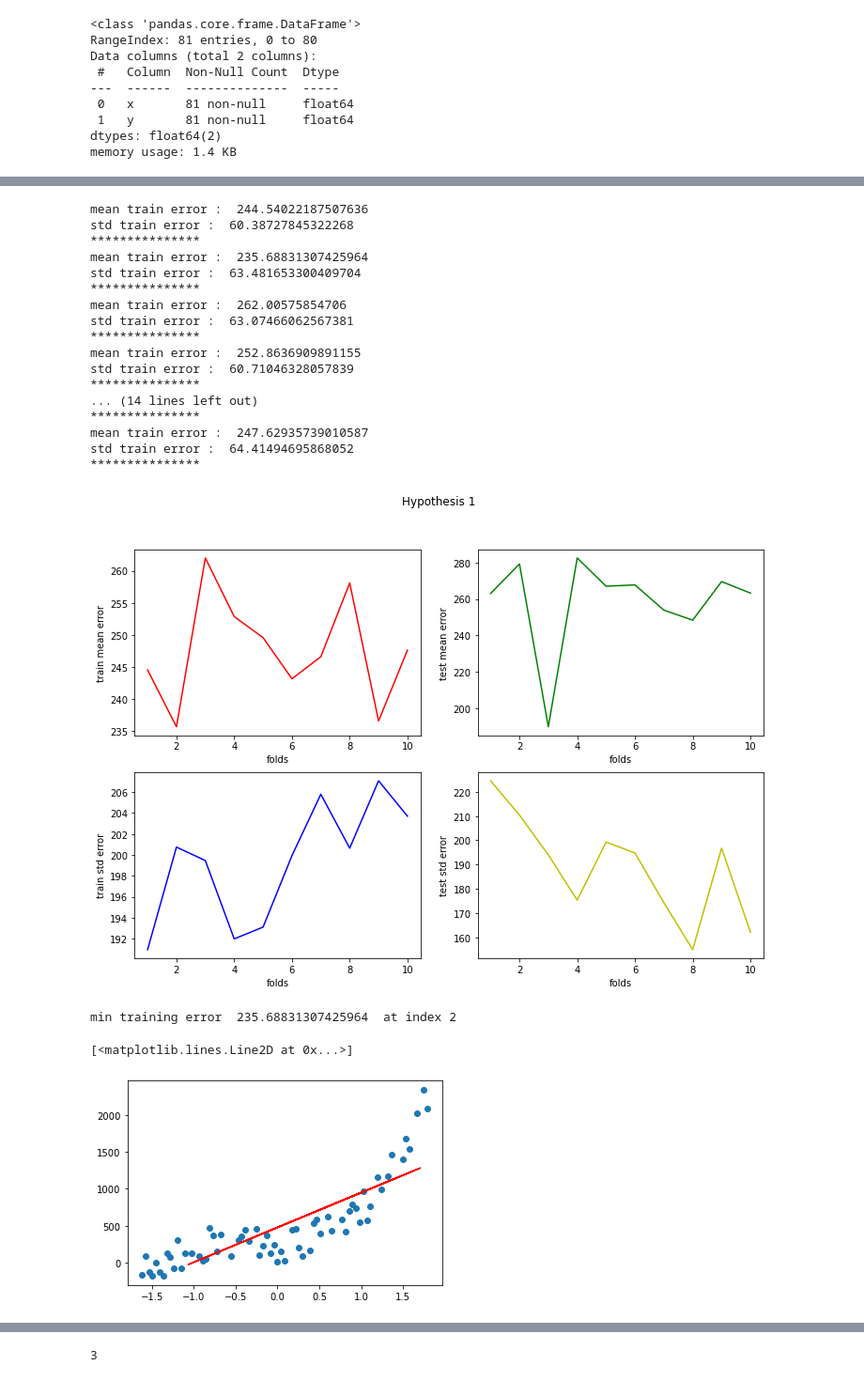
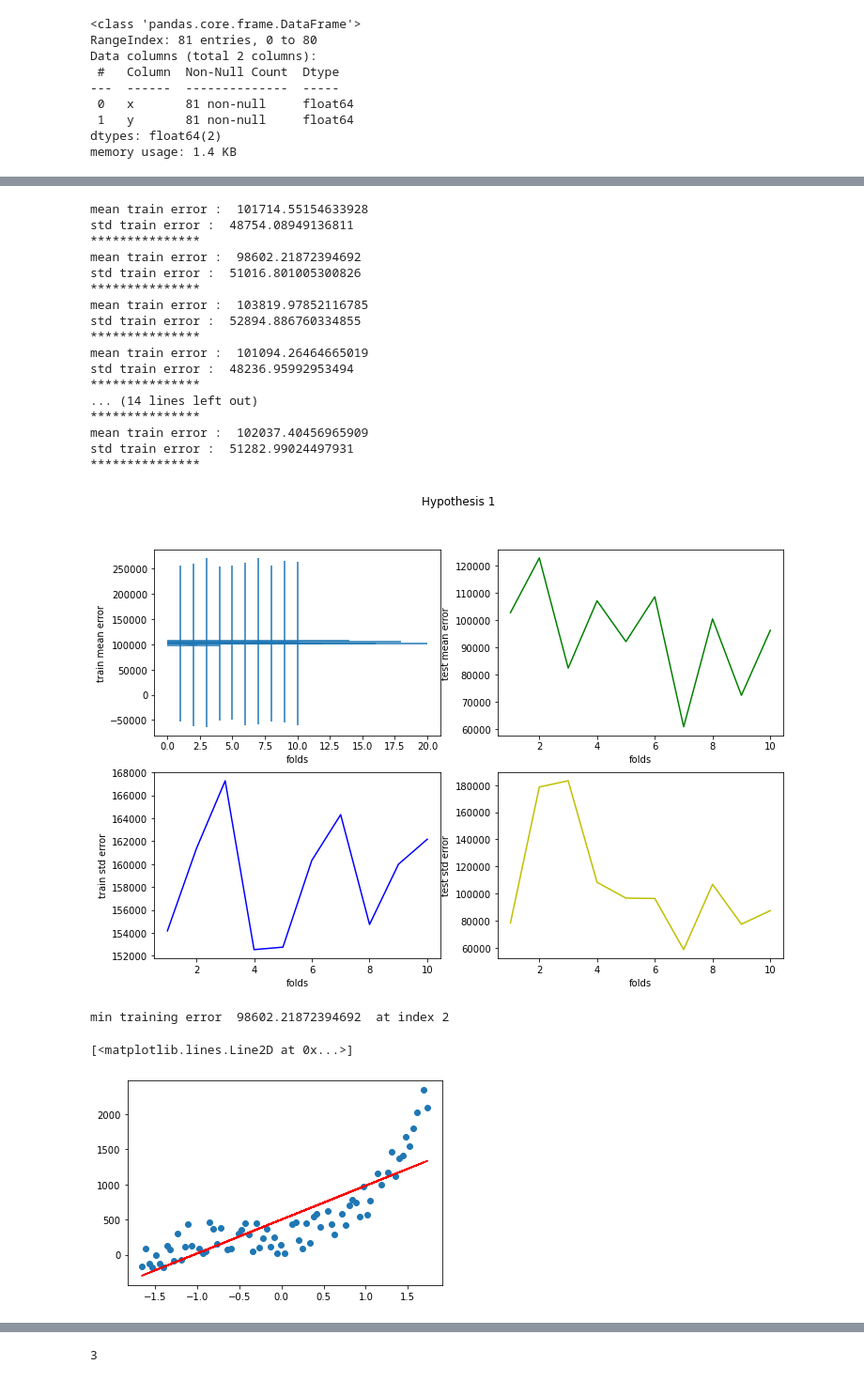
Before and after one commit to chandms/Security_Analytics, a Jupyter notebook: Assignment1/Problem 3.ipynb, the cells around one changed output, grey strips where cells are left out. Shown at 94% size. Drawn from its saved outputs; the diff is of its cells as text; code cells hidden in the pictures.

```diff
--- a/Assignment1/Problem 3.ipynb
+++ b/Assignment1/Problem 3.ipynb
@@ -40,13 +40,14 @@ memory usage: 1.4 KB
 from sklearn.utils import shuffle
 from sklearn.model_selection import train_test_split
 # %%
+#kfold
 trainX=[]
 trainY=[]
 testX=[]
 testY=[]
 for i in range(10):
     data_shuffled = shuffle(data)
-    X_train, X_test, y_train, y_test = train_test_split(data['x'], data['y'], test_size=0.2)
+    X_train, X_test, y_train, y_test = train_test_split(data['x'], data['y'], test_size=0.1) ## 0.1
     trainX.append(X_train)
     trainY.append(y_train)
     testX.append(X_test)
@@ -200,8 +202,8 @@ test_std_err_list=[]
 for i in range(10):
     predTrain = models[0][i].predict(stdTrainX[i])
     predTest = models[0][i].predict(stdTestX[i])
-    train_err = abs(predTrain-trainY[i])
-    test_err = abs(predTest-testY[i])
+    train_err = np.square(predTrain-trainY[i])
+    test_err = np.square(predTest-testY[i])
     train_mean_err_list.append(np.mean(train_err))
     test_mean_err_list.append(np.mean(test_err))
     train_std_err_list.append(np.std(train_err))
@@ -213,55 +215,56 @@ for i in range(10):
     print("***************")
 ind=[1,2,3,4,5,6,7,8,9,10]
 plt.subplot(2,2,1)
-plt.plot(ind,train_mean_err_list,'r')
+#plt.plot(ind,train_mean_err_list,'r')
+plt.errorbar(x=ind,y=train_mean_err_list,yerr=train_std_err_list,xerr=ind)
 plt.xlabel('folds')
 plt.ylabel('train mean error')
 plt.subplot(2,2,3)
 plt.plot(ind,train_std_err_list,'b')
 plt.xlabel('folds')
 plt.ylabel('train std error')
 plt.subplot(2,2,2)
 plt.plot(ind,test_mean_err_list,'g')
 plt.xlabel('folds')
 plt.ylabel('test mean error')
 plt.subplot(2,2,4)
 plt.plot(ind,test_std_err_list,'y')
 plt.xlabel('folds')
 plt.ylabel('test std error')
 plt.suptitle('Hypothesis 1')
 plt.show()
 
 
 #### 4.b)
 #### minimum mean training error right????
 min_val = min(train_mean_err_list)
 min_ind = train_mean_err_list.index(min_val)
 print("min training error ",min_val," at index",min_ind+1)
 plt.scatter(stdTrainX[min_ind],trainY[min_ind])
-pred = models[0][min_ind].predict(stdTestX[min_ind])
-plt.plot(stdTestX[min_ind],pred,'r')
+pred = models[0][min_ind].predict(stdTrainX[min_ind])
+plt.plot(stdTrainX[min_ind],pred,'r')
 # %% [output]
-mean train error :  244.54022187507636
-std train error :  60.38727845322268
+mean train error :  101714.55154633928
+std train error :  48754.08949136811
 ***************
-mean train error :  235.68831307425964
-std train error :  63.481653300409704
+mean train error :  98602.21872394692
+std train error :  51016.801005300826
 ***************
-mean train error :  262.00575854706
-std train error :  63.07466062567381
+mean train error :  103819.97852116785
+std train error :  52894.886760334855
 ***************
-mean train error :  252.8636909891155
-std train error :  60.71046328057839
+mean train error :  101094.26464665019
+std train error :  48236.95992953494
 ***************
 ... (14 lines left out)
 ***************
-mean train error :  247.62935739010587
-std train error :  64.41494695868052
+mean train error :  102037.40456965909
+std train error :  51282.99024497931
 ***************
-[figure, old version]
+[figure, new version]
-min training error  235.68831307425964  at index 2
+min training error  98602.21872394692  at index 2
 [<matplotlib.lines.Line2D at 0x...>]
-[figure, old version]
+[figure, new version]
 # %%
 ### 4.a (polynomial regression -degree 3)
 plt.figure(figsize=(12,8))
```
Also changed, not shown: parts of 6 cells of this notebook.
